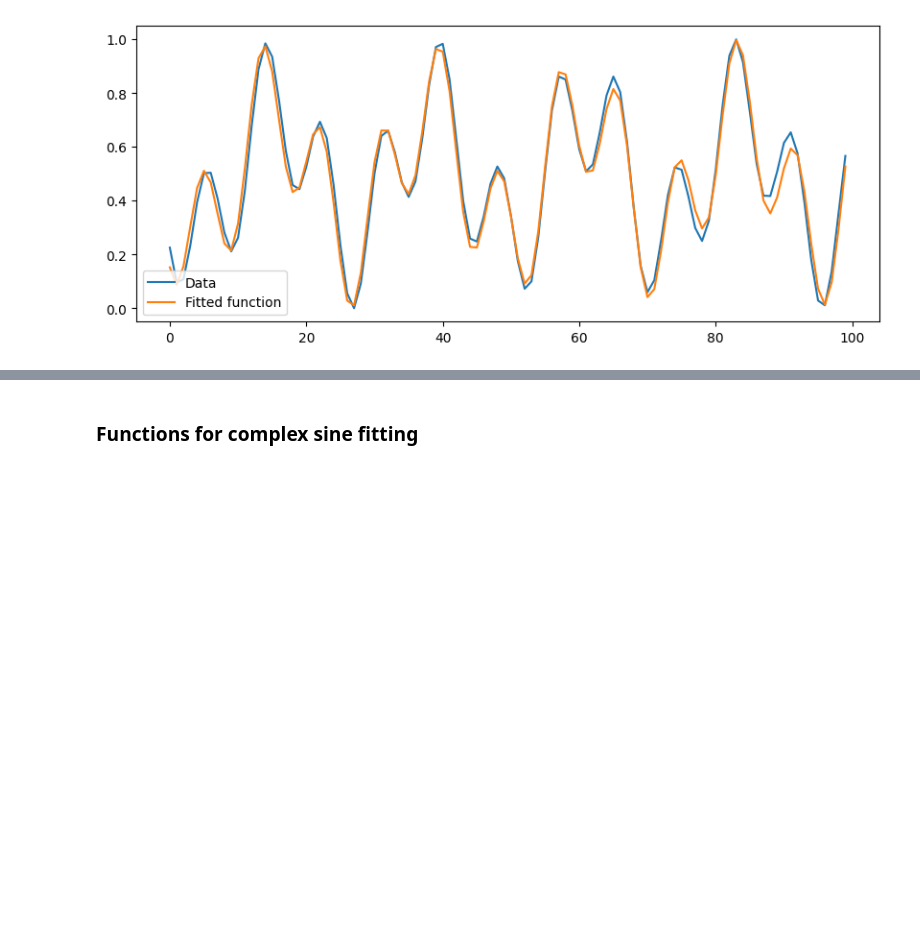
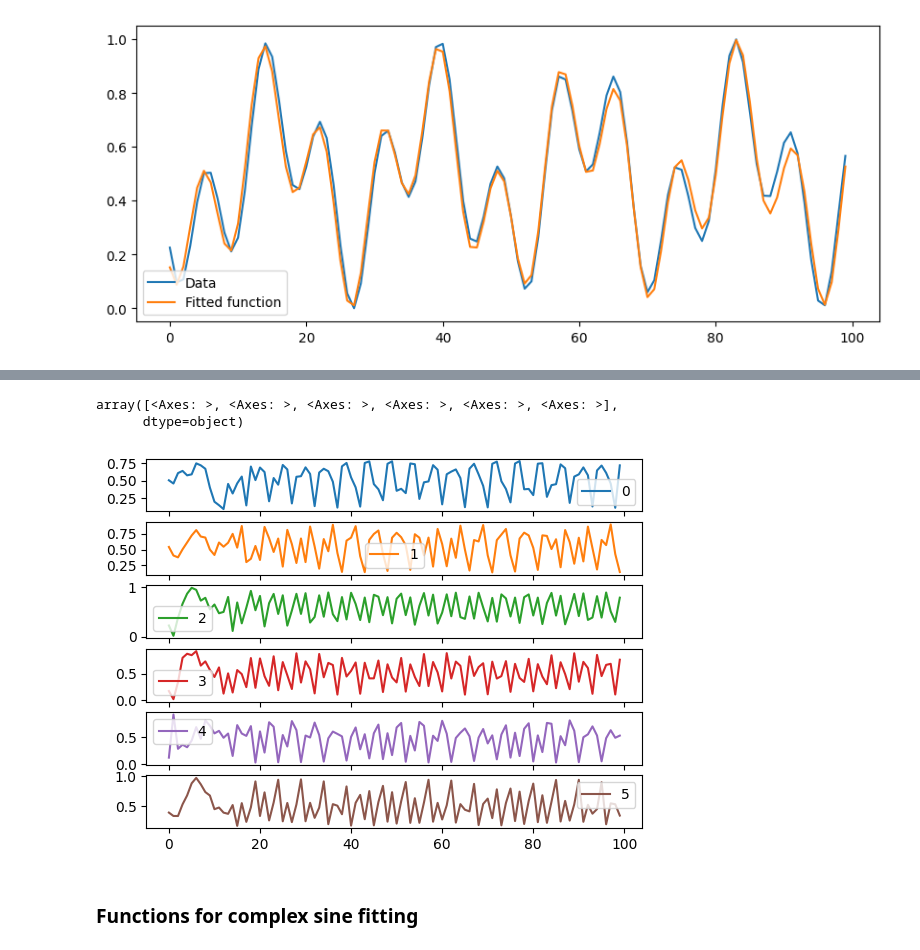
Before and after one commit to fredrikSveen/MSc_time_series_GAN, a Jupyter notebook: curve_fitting_complex.ipynb, the cells around one changed output, grey strips where cells are left out. Drawn from its saved outputs; the diff is of its cells as text; code cells hidden in the pictures; blank space fills up the shorter version.

```diff
--- a/curve_fitting_complex.ipynb
+++ b/curve_fitting_complex.ipynb
@@ -130,3 +142,9 @@ The phases are 0.3306939635357677 and 1.984163781214606
+# %%
+pd.DataFrame(y_to_plot[0]).plot(subplots=True)
+# %% [output]
+array([<Axes: >, <Axes: >, <Axes: >, <Axes: >, <Axes: >, <Axes: >],
+      dtype=object)
+[figure, added]
 # %% [markdown]
 ### Functions for complex sine fitting
 # %%
```
Also changed, not shown: parts of 2 cells of this notebook.
